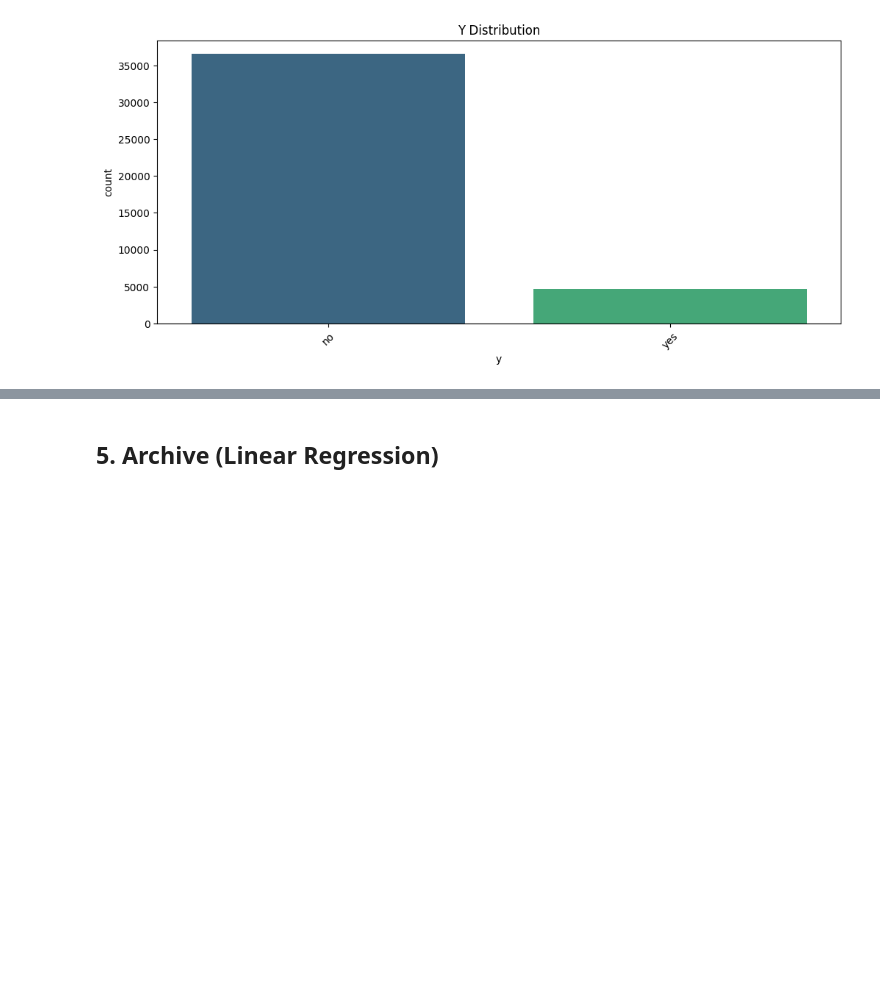
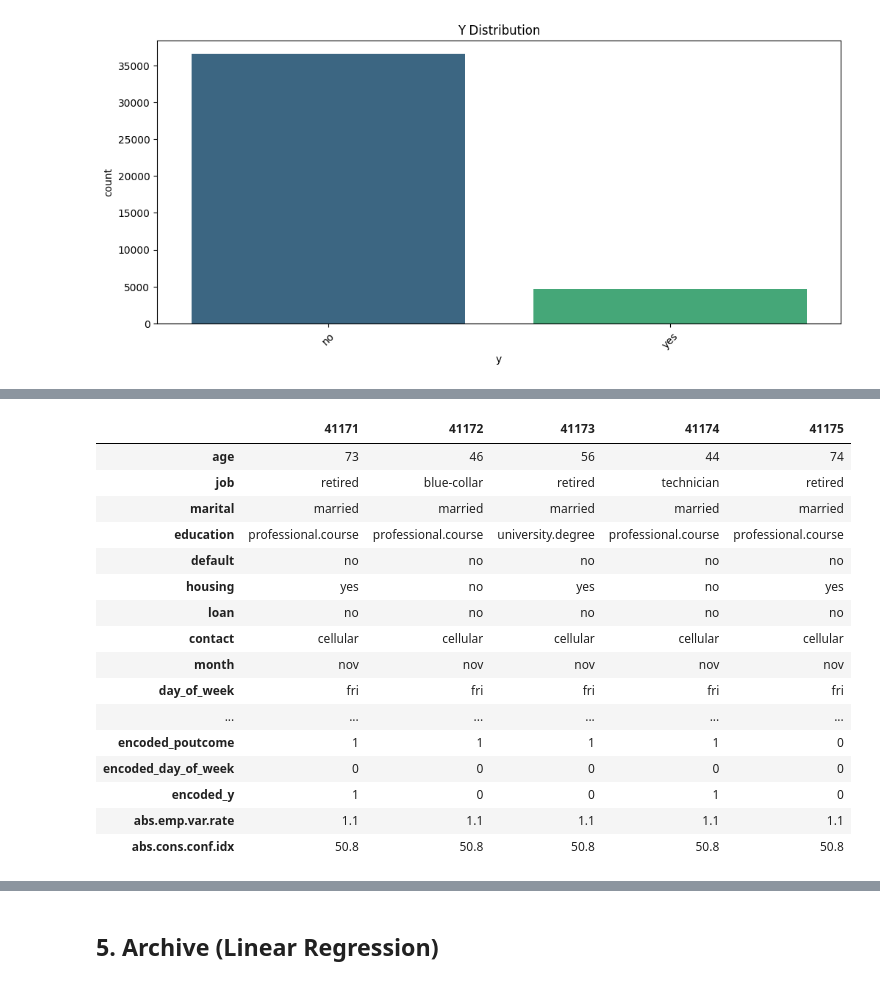
Before and after one commit to flynn-ky-t2/kaggle_f., a Jupyter notebook: bank-marketing-coding-practice.ipynb, the cells around one changed output, grey strips where cells are left out. Cells and saved outputs as stored; diff of their text form; code cells hidden in the pictures; blank space fills up the shorter version.

```diff
--- a/bank-marketing-coding-practice.ipynb
+++ b/bank-marketing-coding-practice.ipynb
@@ -930,0 +1029,5 @@ from sklearn.metrics import accuracy_score
+# %%
+from sklearn.preprocessing import LabelEncoder
+
+ml_marketing["encoded_age_range"] = le.fit_transform(ml_marketing['age_range'])
+ml_marketing["encoded_age_range"].describe()
@@ -930,0 +1044,7 @@ from sklearn.metrics import accuracy_score
+# %%
+cols_to_encode = ['job', 'marital', 'education', 'default', 'housing', 'loan',
+       'contact', 'month', 'poutcome', 'day_of_week', 'y']
+
+for col in cols_to_encode:
+    ml_marketing[f"encoded_{col}"] = le.fit_transform(ml_marketing[col])
+    print(ml_marketing[f"encoded_{col}"].info())
@@ -930,0 +1069,3 @@ from sklearn.metrics import accuracy_score
+# %%
+ml_marketing['abs.emp.var.rate'] = abs(ml_marketing['emp.var.rate'])
+ml_marketing['abs.emp.var.rate'].tail()
@@ -930,0 +1079,4 @@ from sklearn.metrics import accuracy_score
+# %%
+# https://bobbyhadz.com/blog/python-convert-negative-number-to-positive
+ml_marketing['abs.cons.conf.idx'] = abs(ml_marketing['cons.conf.idx'])
+ml_marketing['abs.cons.conf.idx'].tail()
@@ -930,0 +1110,20 @@ from sklearn.metrics import accuracy_score
+# %%
+ml_marketing.tail().T
+# %% [output]
+|  | 41171 | 41172 | 41173 | 41174 | 41175 |
+| age | 73 | 46 | 56 | 44 | 74 |
+| job | retired | blue-collar | retired | technician | retired |
+| marital | married | married | married | married | married |
+| education | professional.course | professional.course | university.degree | professional.course | professional.course |
+| default | no | no | no | no | no |
+| housing | yes | no | yes | no | yes |
+| loan | no | no | no | no | no |
+| contact | cellular | cellular | cellular | cellular | cellular |
+| month | nov | nov | nov | nov | nov |
+| day_of_week | fri | fri | fri | fri | fri |
+| ... | ... | ... | ... | ... | ... |
+| encoded_poutcome | 1 | 1 | 1 | 1 | 0 |
+| encoded_day_of_week | 0 | 0 | 0 | 0 | 0 |
+| encoded_y | 1 | 0 | 0 | 1 | 0 |
+| abs.emp.var.rate | 1.1 | 1.1 | 1.1 | 1.1 | 1.1 |
+| abs.cons.conf.idx | 50.8 | 50.8 | 50.8 | 50.8 | 50.8 |
```
Also changed, not shown: parts of 67 cells of this notebook.
